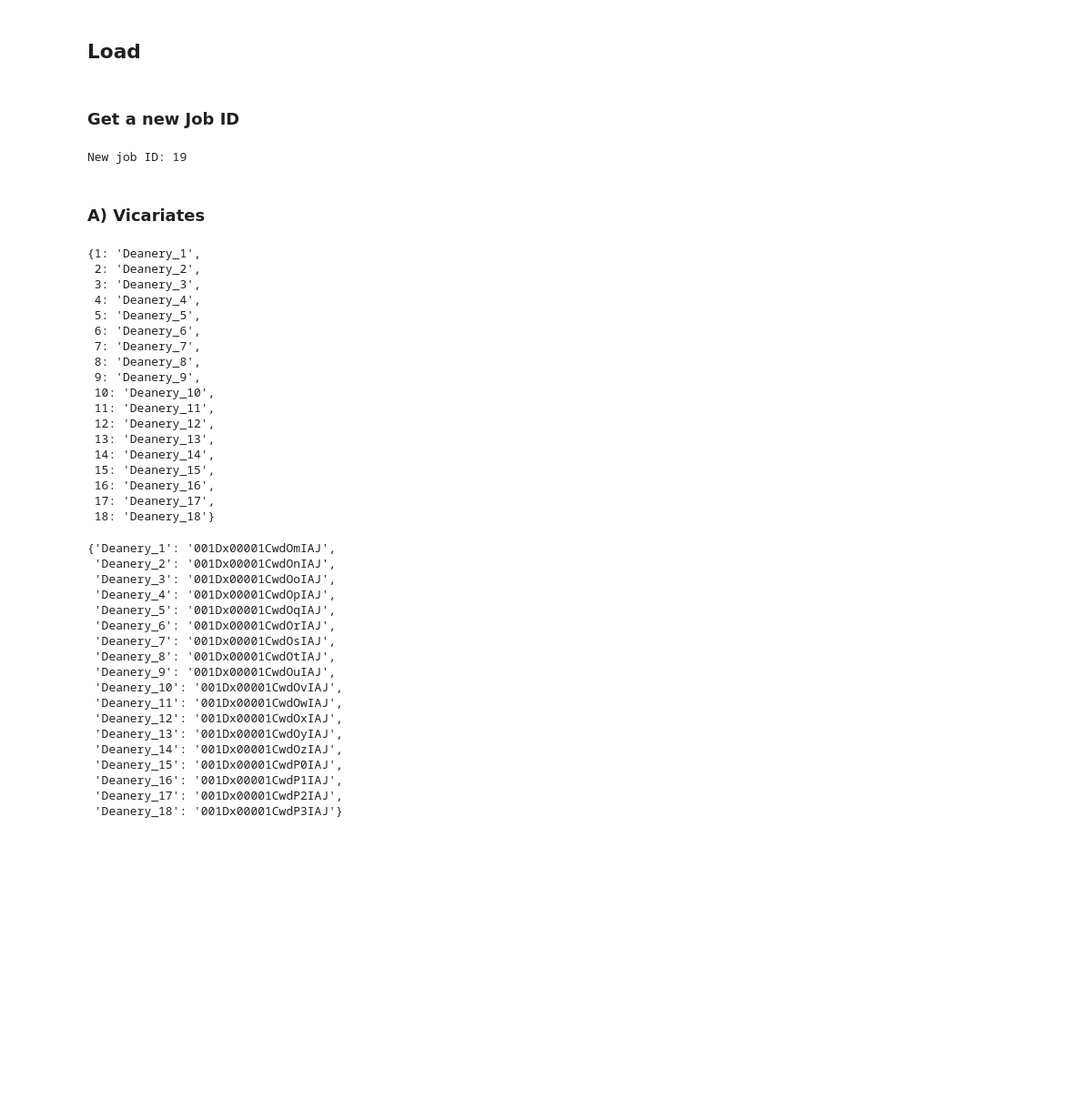
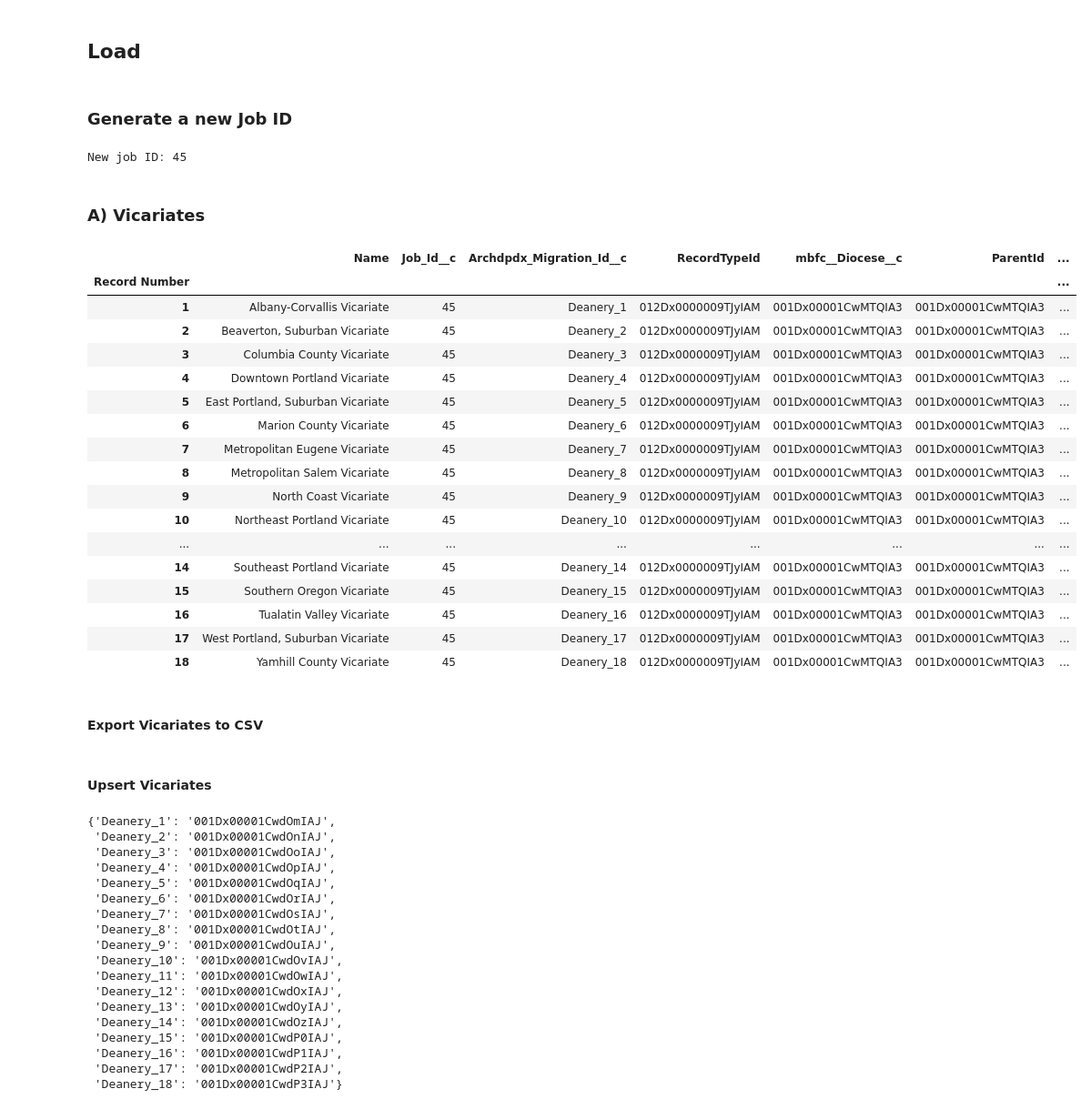
Before and after one commit to Cath-Strategic-Tech/adpdx_etl, a Jupyter notebook: ADPDX_ClergyDB.ipynb, the cells around one changed output. Shown at 91% size. Drawn from its saved outputs; the diff is of its cells as text; code cells hidden in the pictures; blank space fills up the shorter version.

```diff
--- a/ADPDX_ClergyDB.ipynb
+++ b/ADPDX_ClergyDB.ipynb
@@ -387,0 +274,8 @@ accounts.to_csv('/content/drive/Shareddrives/Clients/ADPDX (Portland)/Data/Clerg
+# %%
+df_parishes = pd.read_csv('/content/drive/Shareddrives/Clients/ADPDX (Portland)/Data/Clergy DB/reports from clergypdx/Parishes (3).csv', dtype={'Vicariate': 'object'}, skiprows= lambda x: x in [1])
+df_parishes["src_table"] = 'Parishes'
+df_parishes["AccountRecordType"] = 'Church'
+df_parishes.rename({"Parish Formal Name": "Account Name"}, axis="columns", inplace=True)
+df_parishes.columns
+
+df_parishes.info()
@@ -388,64 +525,63 @@ accounts.to_csv('/content/drive/Shareddrives/Clients/ADPDX (Portland)/Data/Clerg
 # %% [markdown]
 ## Load
 # %% [markdown]
-### Get a new Job ID
+### Generate a new Job ID
 # %%
 # increment to the job_id
 file_name = '/content/drive/Shareddrives/Clients/ADPDX (Portland)/Data/Clergy DB/jobs/job_id'
-new_job_id = update_job_id(file_name)
-print(f"New job ID: {new_job_id}")
+curr_job_id = update_job_id(file_name)
+print(f"New job ID: {curr_job_id}")
 
 # add/update account DF with job_id
-accounts["Job_Id__c"] = new_job_id
+accounts["Job_Id__c"] = curr_job_id
 # %% [output]
-New job ID: 19
+New job ID: 45
 # %% [markdown]
 ### A) Vicariates
 # %%
 vicariates = accounts[accounts['AccountRecordType'] == 'Deanery']
 
 vicariates = vicariates[[
     'Record Number',
-    'Name, City',
-    'AccountRecordType',
-    'Archdiocese Assigns Clergy',
+    'Name',
+    # 'AccountRecordType',
     'Job_Id__c',
     'Archdpdx_Migration_Id__c',
     'RecordTypeId'
     ]]
 
 # add parentid
 vicariates["mbfc__Diocese__c"] = diocesan_account_id_devpro
 vicariates['ParentId'] = diocesan_account_id_devpro
+vicariates['mbfc__Church_Type__c'] = 'Deanery'
 
 vicariates.rename(columns={
-        'Name, City': 'Name',
+        # 'Name, City': 'Name',
         'External_Id': 'Archdpdx_Migration_Id__c'
     }, inplace=True)
 
-# export to CSV
-vicariates.to_csv('/content/drive/Shareddrives/Clients/ADPDX (Portland)/Data/Clergy DB/staging/vicariates_staging.csv')
+vicariates.reset_index()
+vicariates.set_index('Record Number', inplace=True)
 
-# create a map of Vicariate lookup ids to the unique ids generated on the Vicariate records
-vicariates_externalid_map = vicariates.set_index('Record Number')['Archdpdx_Migration_Id__c'].to_dict()
-
-vicariates_externalid_map
+vicariates
 # %% [output]
-{1: 'Deanery_1',
- 2: 'Deanery_2',
- 3: 'Deanery_3',
- 4: 'Deanery_4',
- 5: 'Deanery_5',
- 6: 'Deanery_6',
- 7: 'Deanery_7',
- 8: 'Deanery_8',
- 9: 'Deanery_9',
- 10: 'Deanery_10',
- 11: 'Deanery_11',
- 12: 'Deanery_12',
- 13: 'Deanery_13',
- 14: 'Deanery_14',
- 15: 'Deanery_15',
- 16: 'Deanery_16',
- 17: 'Deanery_17',
- 18: 'Deanery_18'}
+|  | Name | Job_Id__c | Archdpdx_Migration_Id__c | RecordTypeId | mbfc__Diocese__c | ParentId | ... |
+| Record Number |  |  |  |  |  |  | ... |
+| 1 | Albany-Corvallis Vicariate | 45 | Deanery_1 | 012Dx0000009TJyIAM | 001Dx00001CwMTQIA3 | 001Dx00001CwMTQIA3 | ... |
+| 2 | Beaverton, Suburban Vicariate | 45 | Deanery_2 | 012Dx0000009TJyIAM | 001Dx00001CwMTQIA3 | 001Dx00001CwMTQIA3 | ... |
+| 3 | Columbia County Vicariate | 45 | Deanery_3 | 012Dx0000009TJyIAM | 001Dx00001CwMTQIA3 | 001Dx00001CwMTQIA3 | ... |
+| 4 | Downtown Portland Vicariate | 45 | Deanery_4 | 012Dx0000009TJyIAM | 001Dx00001CwMTQIA3 | 001Dx00001CwMTQIA3 | ... |
+| 5 | East Portland, Suburban Vicariate | 45 | Deanery_5 | 012Dx0000009TJyIAM | 001Dx00001CwMTQIA3 | 001Dx00001CwMTQIA3 | ... |
+| 6 | Marion County Vicariate | 45 | Deanery_6 | 012Dx0000009TJyIAM | 001Dx00001CwMTQIA3 | 001Dx00001CwMTQIA3 | ... |
+| 7 | Metropolitan Eugene Vicariate | 45 | Deanery_7 | 012Dx0000009TJyIAM | 001Dx00001CwMTQIA3 | 001Dx00001CwMTQIA3 | ... |
+| 8 | Metropolitan Salem Vicariate | 45 | Deanery_8 | 012Dx0000009TJyIAM | 001Dx00001CwMTQIA3 | 001Dx00001CwMTQIA3 | ... |
+| 9 | North Coast Vicariate | 45 | Deanery_9 | 012Dx0000009TJyIAM | 001Dx00001CwMTQIA3 | 001Dx00001CwMTQIA3 | ... |
+| 10 | Northeast Portland Vicariate | 45 | Deanery_10 | 012Dx0000009TJyIAM | 001Dx00001CwMTQIA3 | 001Dx00001CwMTQIA3 | ... |
+| ... | ... | ... | ... | ... | ... | ... | ... |
+| 14 | Southeast Portland Vicariate | 45 | Deanery_14 | 012Dx0000009TJyIAM | 001Dx00001CwMTQIA3 | 001Dx00001CwMTQIA3 | ... |
+| 15 | Southern Oregon Vicariate | 45 | Deanery_15 | 012Dx0000009TJyIAM | 001Dx00001CwMTQIA3 | 001Dx00001CwMTQIA3 | ... |
+| 16 | Tualatin Valley Vicariate | 45 | Deanery_16 | 012Dx0000009TJyIAM | 001Dx00001CwMTQIA3 | 001Dx00001CwMTQIA3 | ... |
+| 17 | West Portland, Suburban Vicariate | 45 | Deanery_17 | 012Dx0000009TJyIAM | 001Dx00001CwMTQIA3 | 001Dx00001CwMTQIA3 | ... |
+| 18 | Yamhill County Vicariate | 45 | Deanery_18 | 012Dx0000009TJyIAM | 001Dx00001CwMTQIA3 | 001Dx00001CwMTQIA3 | ... |
+# %% [markdown]
+#### Export Vicariates to CSV
@@ -451,0 +591,2 @@ vicariates_externalid_map
+# %% [markdown]
+#### Upsert Vicariates
```
Also changed, not shown: parts of 168 cells of this notebook.
